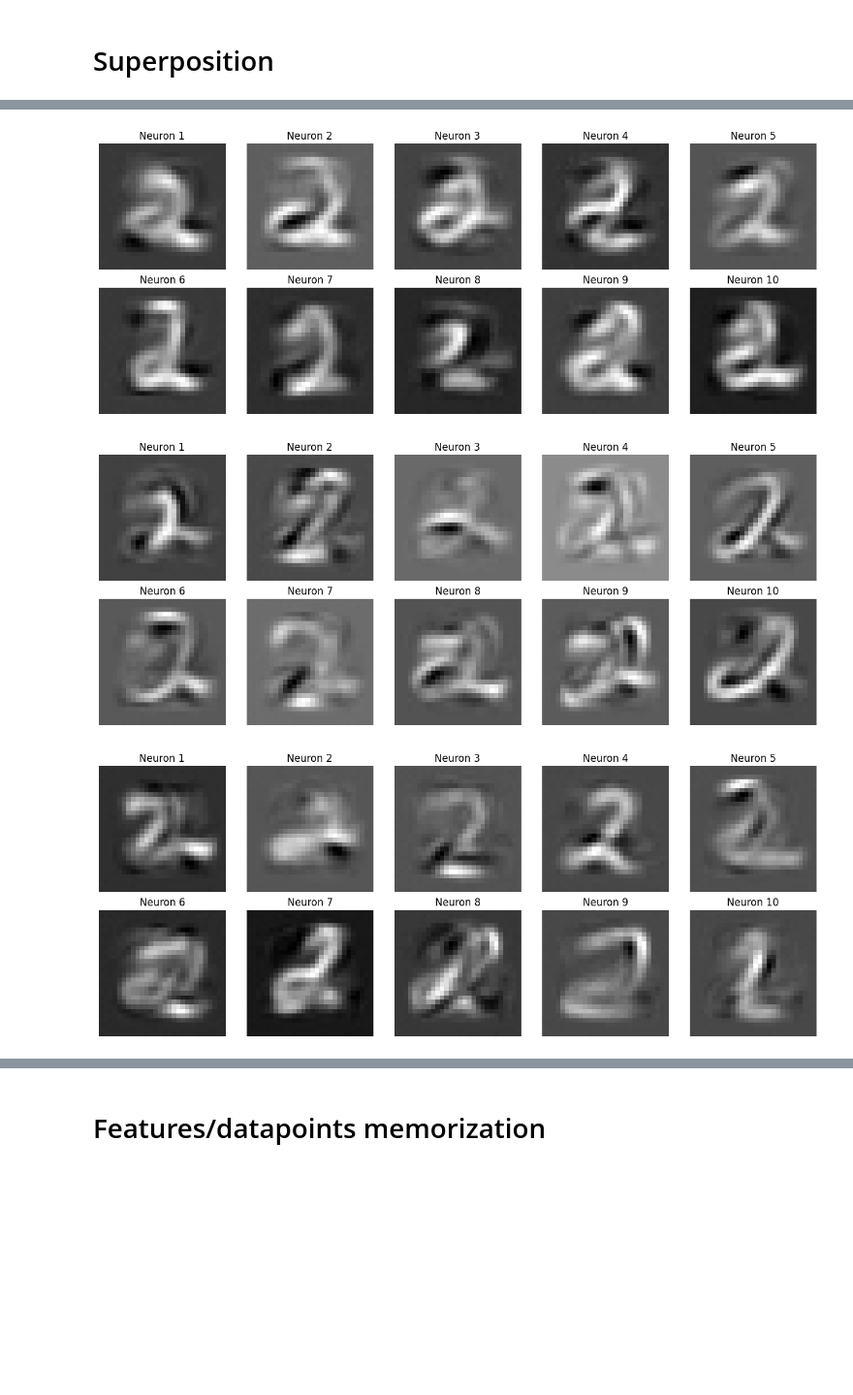
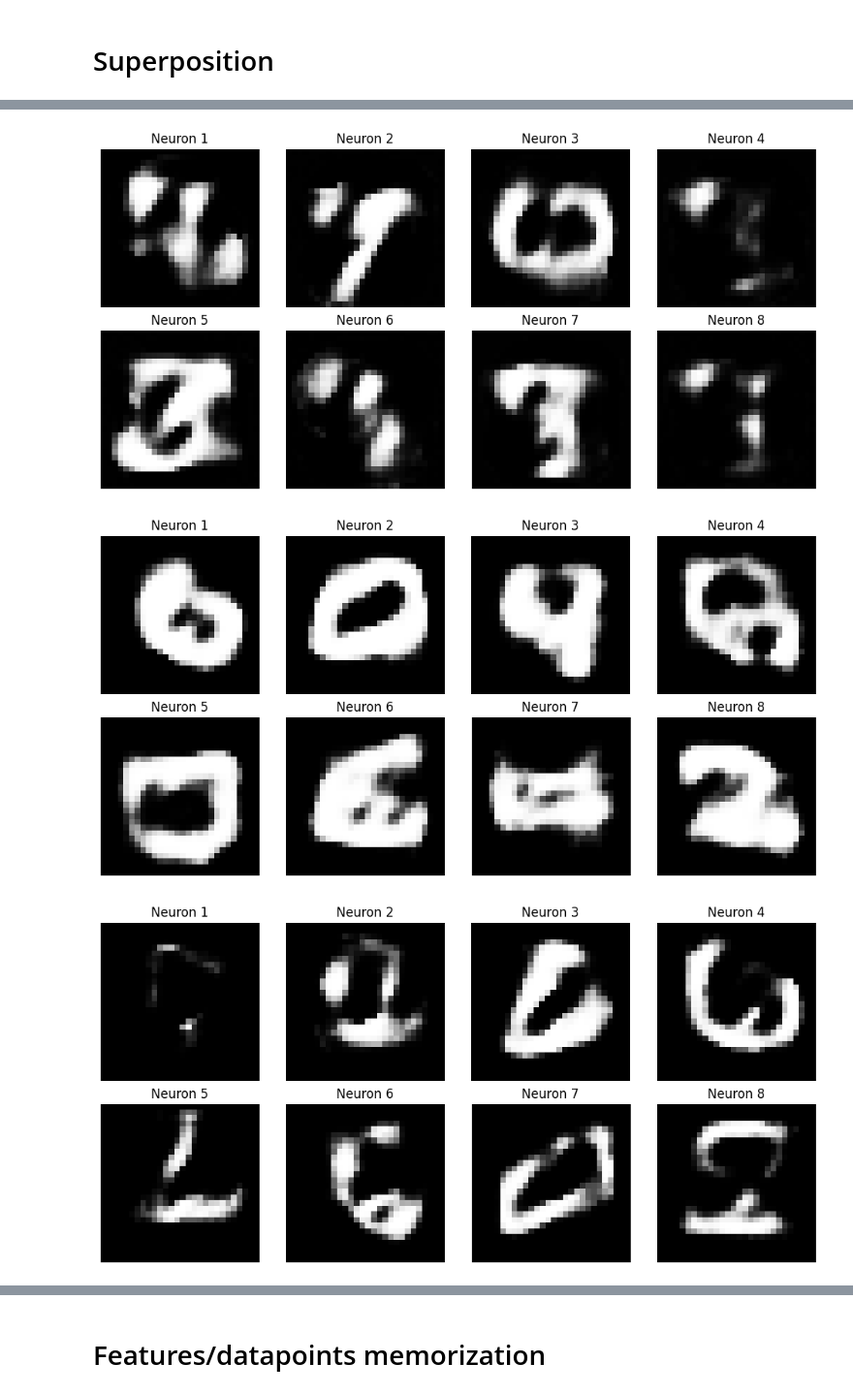
Before and after one commit to EnricoFrau/Autoencoders-Abstraction, a Jupyter notebook: notebooks/overlap_analysis.ipynb, the cells around one changed output, grey strips where cells are left out. Shown at 97% size. Saved outputs shown, nothing was run; the diff lists cells and outputs as text; code cells hidden in the pictures; blank space fills up the shorter version.

```diff
--- a/notebooks/overlap_analysis.ipynb
+++ b/notebooks/overlap_analysis.ipynb
@@ -480,3 +370,33 @@ with open(f"../preliminary data/overlaps/overlaps_{ld}ld.txt", "w") as f:
 from AE.plotter_functions import visualize_bottleneck_neurons
 from AE.overlaps import load_model
 from AE.plotter_functions import visualize_decoded_from_latent_vectors, plot_original_vs_decoded
+# %%
+from AE.overlaps import load_model
+
+ld = 8
+num_hidden_layers = 7
+
+model_kwargs = {
+    'input_dim': 28*28,
+    'latent_dim': ld,
+    'decrease_rate': 0.6,
+    'device': device,
+    'output_activation_encoder': nn.Sigmoid
+}
+model_path_kwargs = {
+    'output_activation_encoder': 'sigmoid output',
+    'train_type': 'simultaneous train',
+    'latent_dim': f"{model_kwargs['latent_dim']}ld",
+    'decrease_rate': '06',
+    'learning_rate': '1e3',
+    'train_num': 1,
+}
+
+model_kwargs['hidden_layers'] = num_hidden_layers
+model_path_kwargs['num_hidden_layers'] = num_hidden_layers
+model_path_kwargs['dataset'] = 'MNIST'
+
+
+model = load_model(model_path_kwargs, model_kwargs)
+
+plot_original_vs_decoded(model, val_loader_MNIST, device=device)
@@ -483,31 +405,31 @@ from AE.plotter_functions import visualize_decoded_from_latent_vectors, plot_ori
 # %%
-ld = 10
+ld = 8
 
 model_kwargs = {
     'input_dim': 28*28,
     'latent_dim': ld,
     'decrease_rate': 0.6,
     'device': device,
     'output_activation_encoder': nn.Sigmoid
 }
 model_path_kwargs = {
     'output_activation_encoder': 'sigmoid output',
     'train_type': 'simultaneous train',
     'latent_dim': f"{model_kwargs['latent_dim']}ld",
     'decrease_rate': '06',
     'learning_rate': '1e3',
-    'train_num': 2,
+    'train_num': 1,
 }
 
 for num_hidden_layers in range(1, 8):
     model_kwargs['hidden_layers'] = num_hidden_layers
     model_path_kwargs['num_hidden_layers'] = num_hidden_layers
-    model_path_kwargs['dataset'] = '2MNISTonly'
+    model_path_kwargs['dataset'] = 'MNIST'
 
     my_model = load_model(model_path_kwargs, model_kwargs)
 
     visualize_bottleneck_neurons(my_model, device, img_shape=(28, 28))
 # %% [output]
-[figure, old version]
+[figure, new version]
-[figure, old version]
+[figure, new version]
-[figure, old version]
+[figure, new version]
```
Also changed, not shown: parts of 44 cells of this notebook, 18 other files.
